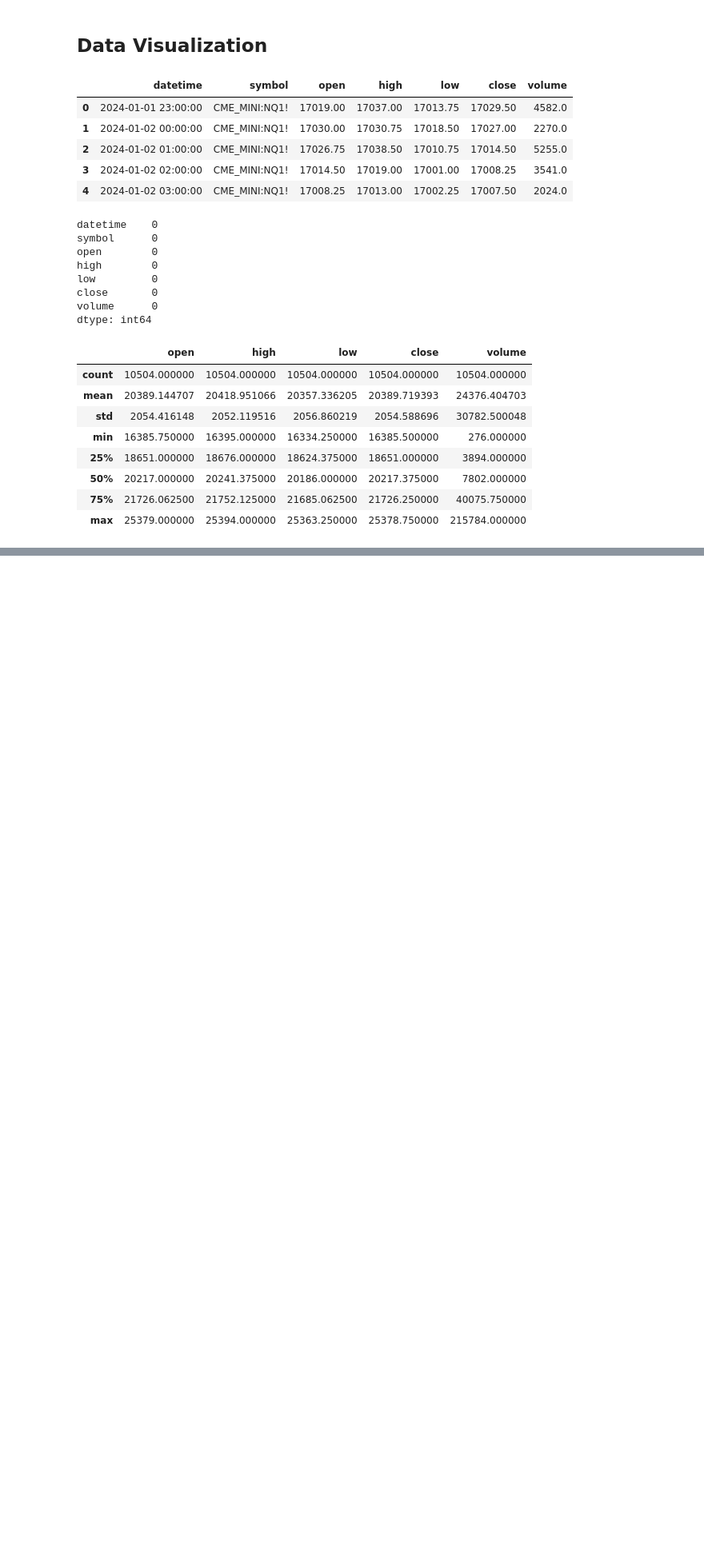
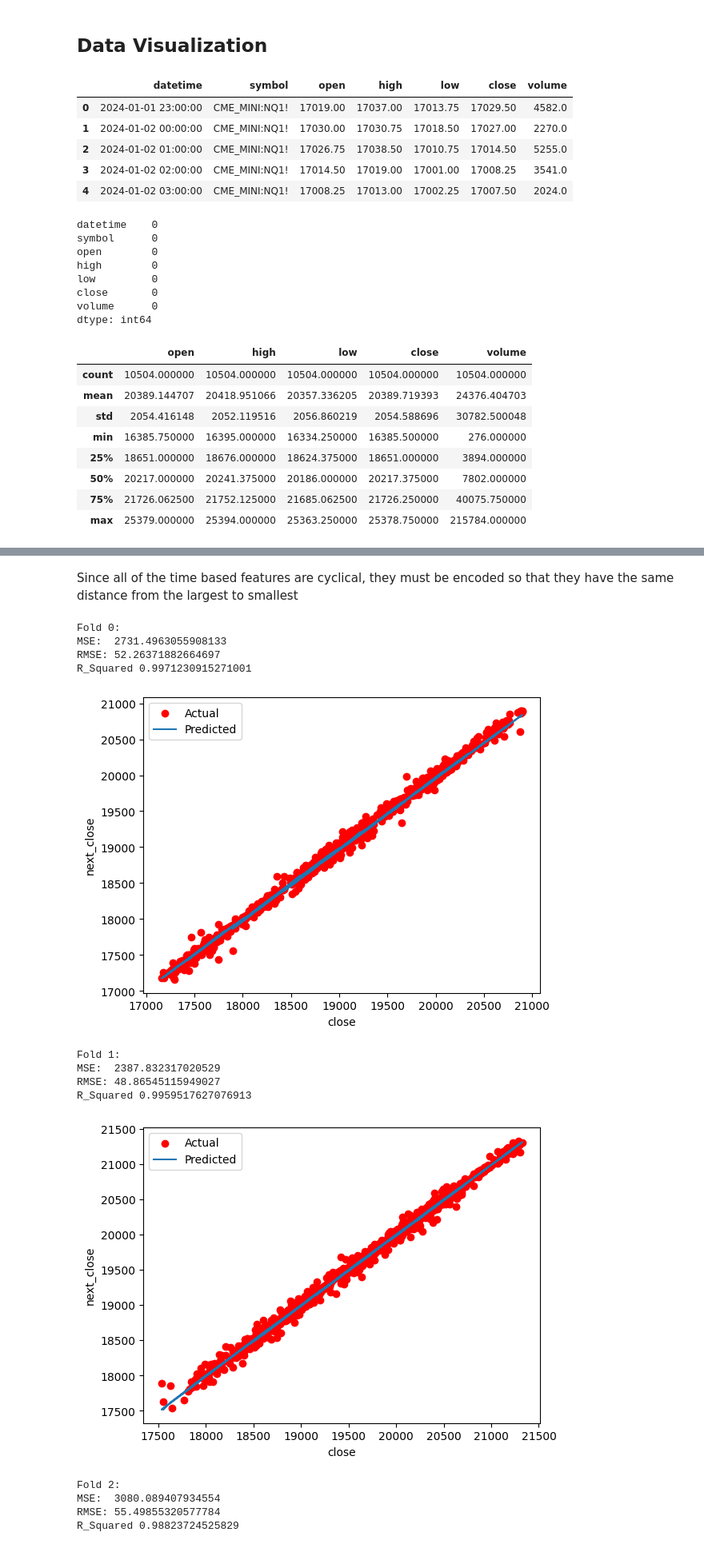
Before and after one commit to gabeLin300/Nasdaq-E-Mini-Futures-Regression, a Jupyter notebook: emini_regression.ipynb, the cells around one changed output, grey strips where cells are left out. Shown: that part at 80% size. Saved outputs shown, nothing was run; the diff lists cells and outputs as text; code cells hidden in the pictures; blank space fills up the shorter version.

```diff
--- a/emini_regression.ipynb
+++ b/emini_regression.ipynb
@@ -64,3 +51,0 @@ from sklearn.metrics import root_mean_squared_error, r2_score
-# %%
-X = nq_1hr.drop(columns=["next_close", "time"])
-y = nq_1hr["next_close"]
@@ -116,0 +120,43 @@ R_Squared 0.9972937367941073
+# %%
+nq_1hr["year"] = nq_1hr.datetime.dt.year
+nq_1hr["month"] = nq_1hr.datetime.dt.month
+nq_1hr["day"] = nq_1hr.datetime.dt.day
+nq_1hr["dayofweek"] = nq_1hr.datetime.dt.dayofweek
+nq_1hr["hour"] = nq_1hr.datetime.dt.hour
+nq_1hr["quarter"] = nq_1hr.datetime.dt.quarter
+nq_1hr = nq_1hr.set_index(nq_1hr["datetime"]).drop(columns="datetime")
+# %% [markdown]
+Since all of the time based features are cyclical, they must be encoded so that they have the same distance from the largest to smallest
+# %%
+def encode_cyclical(data: pd.DataFrame, columns: list):
+
+    for column in columns:
+        if column in data.columns:
+            data[column + "_sin"] = np.sin(2 * np.pi * data[column]/np.max(data[column]))
+            data[column + "_cos"] = np.cos(2 * np.pi * data[column]/np.max(data[column]))
+            data = data.drop(columns=column)
+        else:
+            print(f"Could not encode column: {column}")
+    return data
+# %%
+nq_1hr = encode_cyclical(nq_1hr, ["year", "month", "day", "hour", "quarter", "dayofweek"])
+# %%
+X = nq_1hr.drop(columns=["symbol", "next_close"])
+y = nq_1hr["next_close"]
+
+lm_train_cv(X,y)
+# %% [output]
+Fold 0:
+MSE:  2731.4963055908133
+RMSE: 52.26371882664697
+R_Squared 0.9971230915271001
+[figure, added]
+Fold 1:
+MSE:  2387.832317020529
+RMSE: 48.86545115949027
+R_Squared 0.9959517627076913
+[figure, added]
+Fold 2:
+MSE:  3080.089407934554
+RMSE: 55.49855320577784
+R_Squared 0.98823724525829
```
Also changed, not shown: parts of 18 cells of this notebook.
